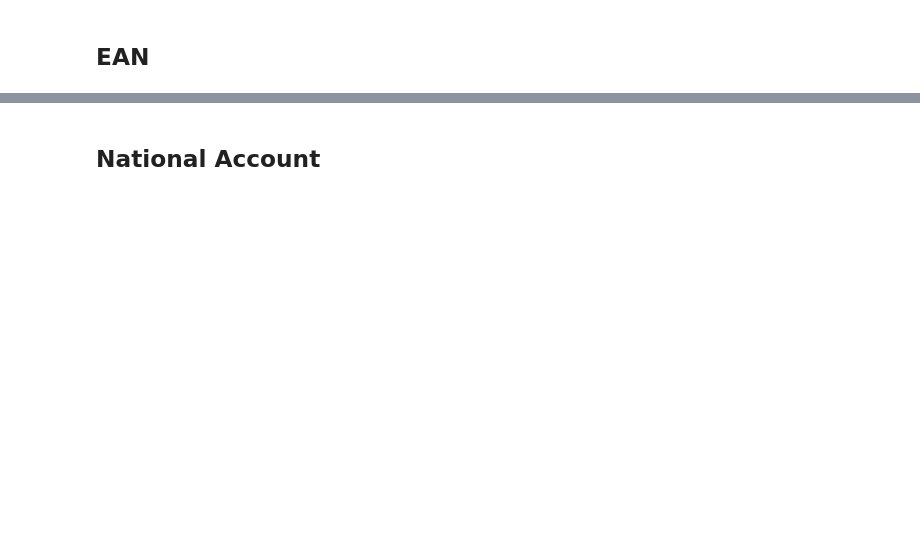
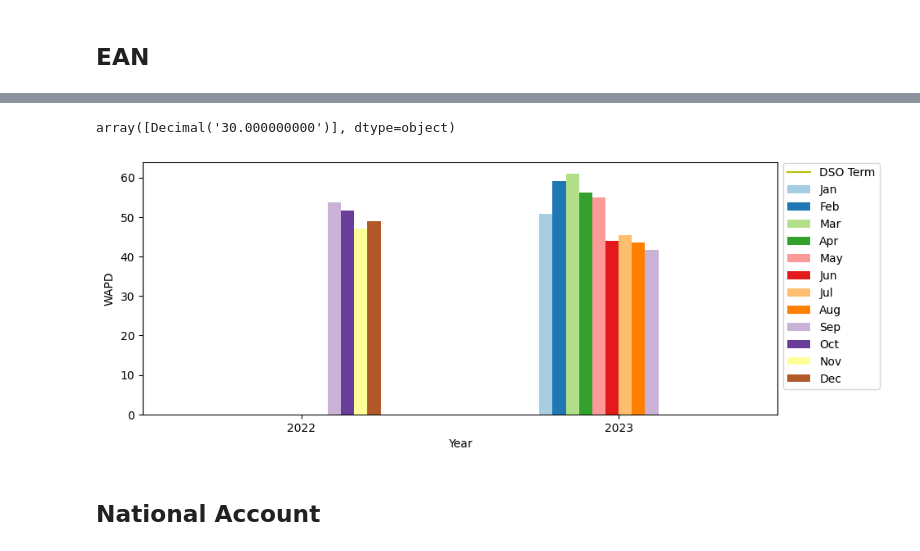
Before and after one commit to cah-madison-johnson/treasure_chest, a Jupyter notebook: WADTP/WADTP.ipynb, the cells around one changed output, grey strips where cells are left out. Cells and saved outputs as stored; diff of their text form; code cells hidden in the pictures; blank space fills up the shorter version.

```diff
--- a/WADTP/WADTP.ipynb
+++ b/WADTP/WADTP.ipynb
@@ -226,2 +317,12 @@ _ = ax.legend(bbox_to_anchor=(1, 1.02), loc='upper left')
+# %%
+thirty.CC_DAYS_TO_ADD.unique()
+# %% [output]
+array([Decimal('30.000000000')], dtype=object)
+# %%
+ax = dfp_thirty.plot(kind='bar', figsize=(10, 4), ylabel='WAPD', xlabel='Year', rot=0,colormap='Paired')
+ax.plot(thirty.CC_DAYS_TO_ADD, c = "y", label = "DSO Term")
+_ = ax.legend(bbox_to_anchor=(1, 1.02), loc='upper left')
+# %% [output]
+[figure, added]
 # %% [markdown]
 ## National Account
```
Also changed, not shown: parts of 18 cells of this notebook.
